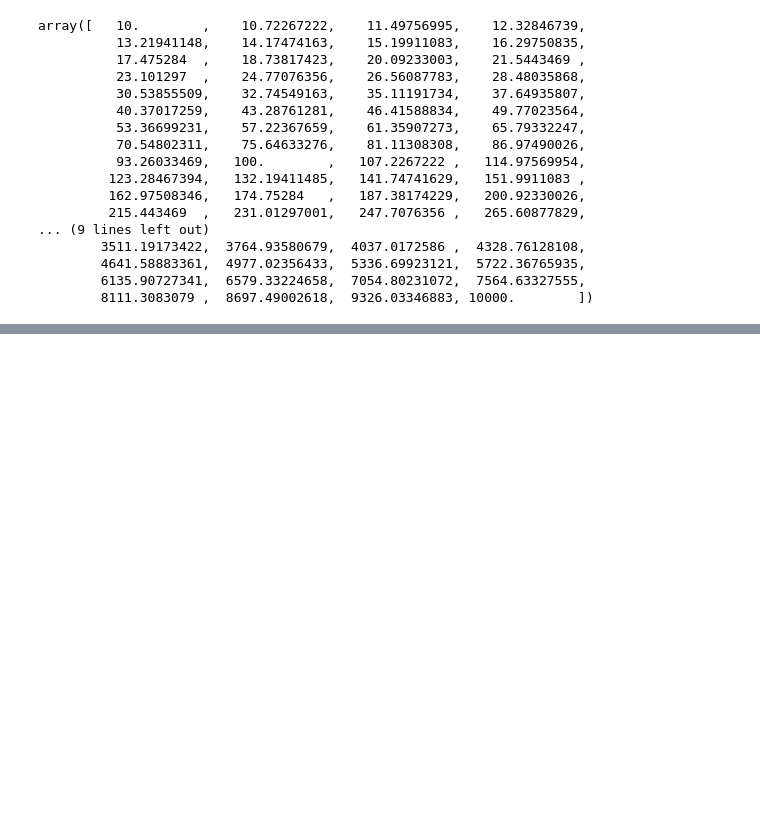
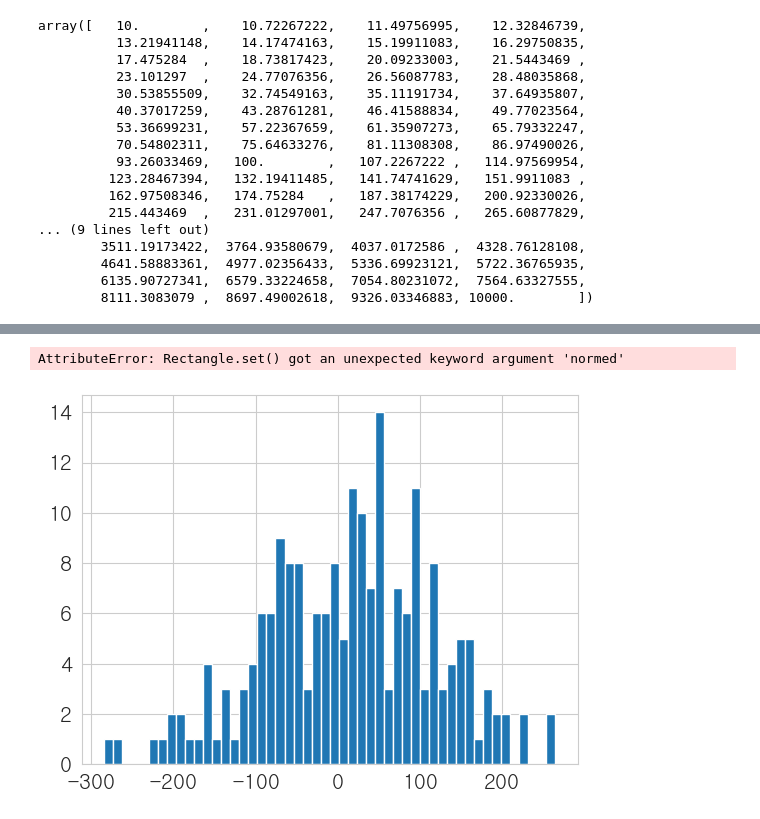
Before and after one commit to Yuu-Yur/Python_Practice_PyCharm, a Jupyter notebook: 7장/test7.ipynb, the cells around one changed output, grey strips where cells are left out. Saved outputs shown, nothing was run; the diff lists cells and outputs as text; code cells hidden in the pictures; blank space fills up the shorter version.

```diff
--- a/7장/test7.ipynb
+++ b/7장/test7.ipynb
@@ -182,0 +535,9 @@ array([   10.        ,    10.72267222,    11.49756995,    12.32846739,
+# %%
+# 히스토그램:x변수가가질수있는값의구간, 갯수를막대형태로출력
+# 히스토그램은값만필요하고인텍스는필요하지않음
+# normal() 정규분포
+s3=pd.Series(np.random.normal(0,100,size=200))
+s3.hist(bins=50, normed=True)
+# %% [output]
+AttributeError: Rectangle.set() got an unexpected keyword argument 'normed'
+[figure, added]
```
Also changed, not shown: parts of 32 cells of this notebook, 4 other files.
